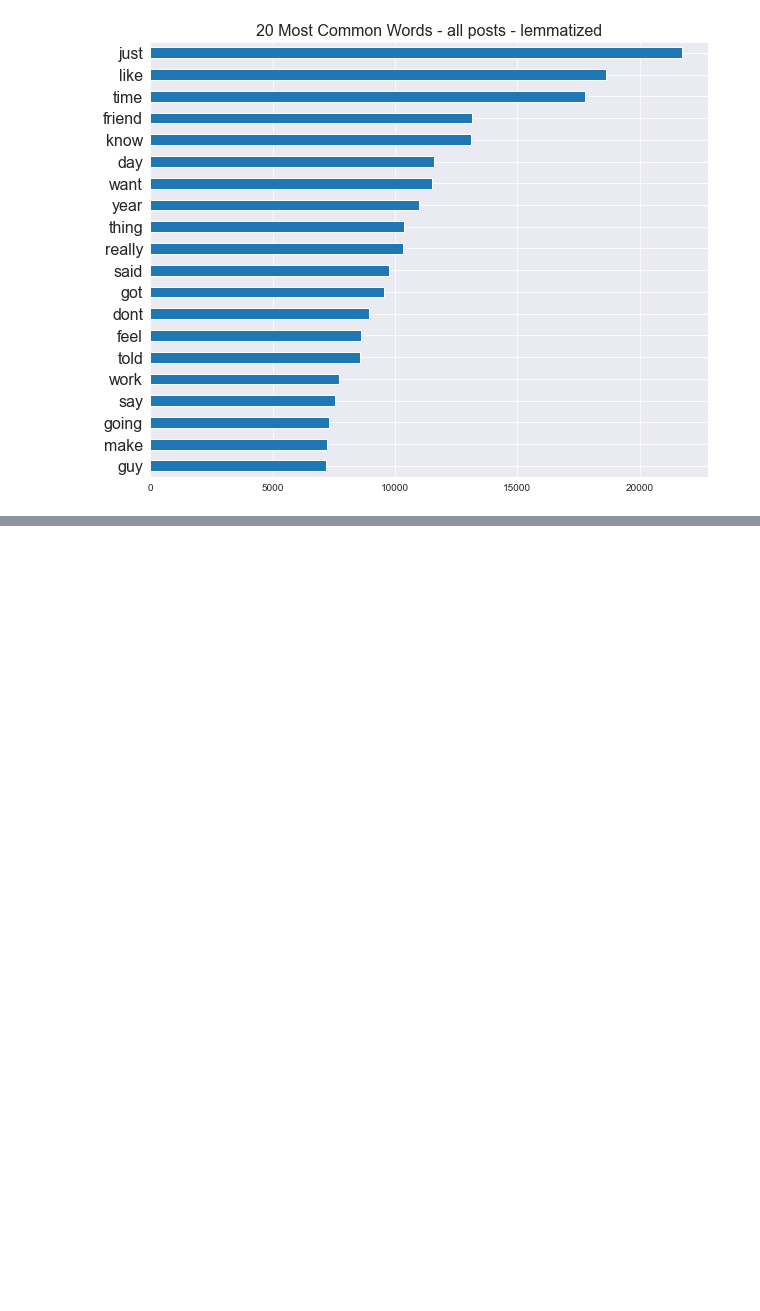
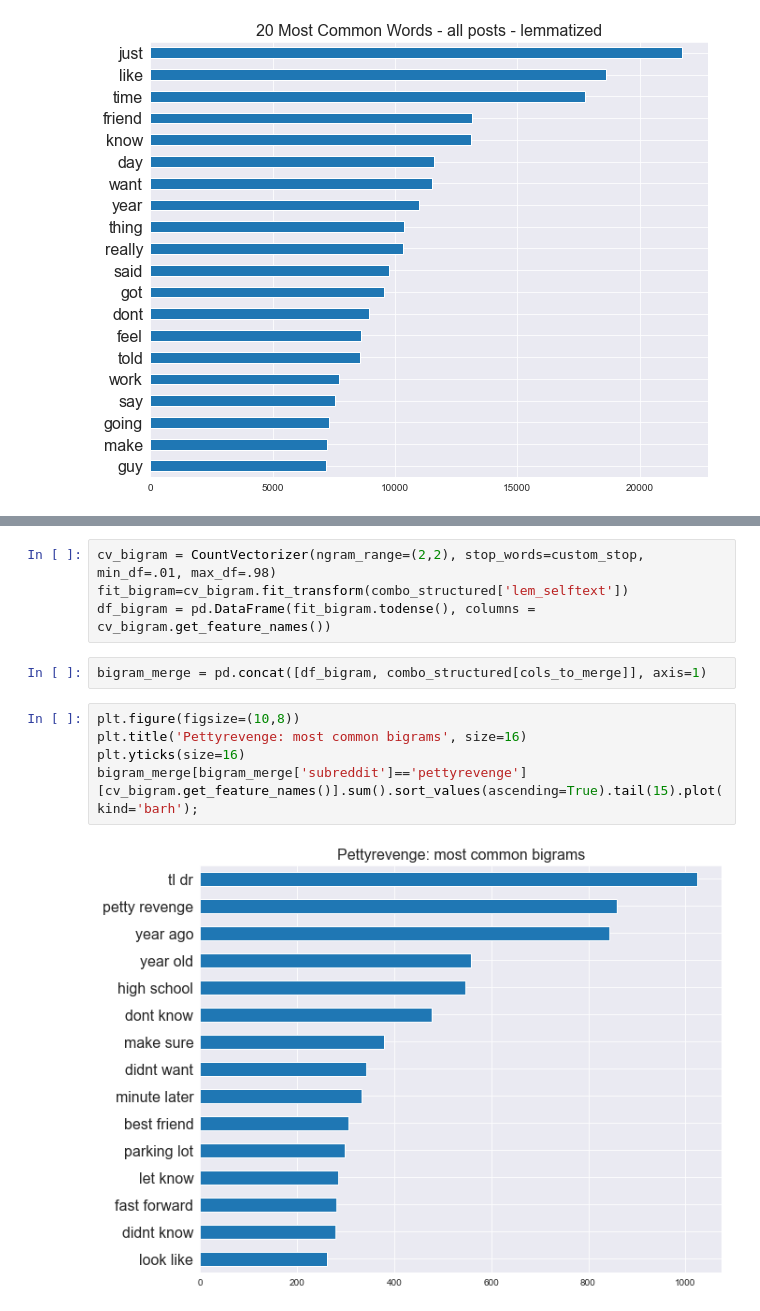
Before and after one commit to welcometohelen/NLP_classifier, a Jupyter notebook: structure_and_bow.ipynb, the cells around one changed output, grey strips where cells are left out. Saved outputs shown, nothing was run; the diff lists cells and outputs as text; blank space fills up the shorter version.

```diff
--- a/structure_and_bow.ipynb
+++ b/structure_and_bow.ipynb
@@ -361,0 +336,13 @@ Name: subreddit, dtype: int64
+# %%
+cv_bigram = CountVectorizer(ngram_range=(2,2), stop_words=custom_stop, min_df=.01, max_df=.98)
+fit_bigram=cv_bigram.fit_transform(combo_structured['lem_selftext'])
+df_bigram = pd.DataFrame(fit_bigram.todense(), columns = cv_bigram.get_feature_names())
+# %%
+bigram_merge = pd.concat([df_bigram, combo_structured[cols_to_merge]], axis=1)
+# %%
+plt.figure(figsize=(10,8))
+plt.title('Pettyrevenge: most common bigrams', size=16)
+plt.yticks(size=16)
+bigram_merge[bigram_merge['subreddit']=='pettyrevenge'][cv_bigram.get_feature_names()].sum().sort_values(ascending=True).tail(15).plot(kind='barh');
+# %% [output]
+[figure, added]
```
Also changed, not shown: parts of 36 cells of this notebook, 3 other files.
